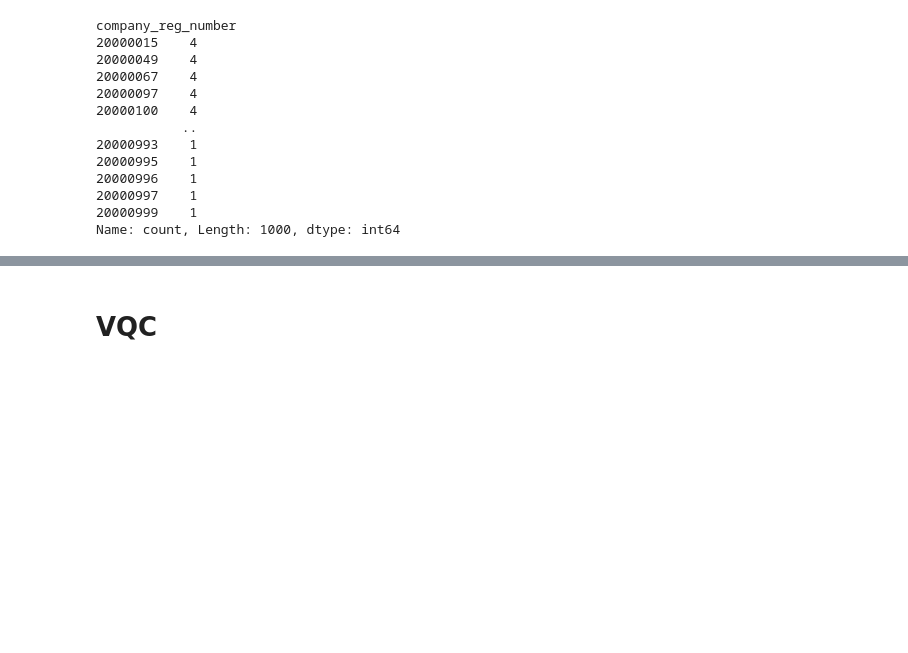
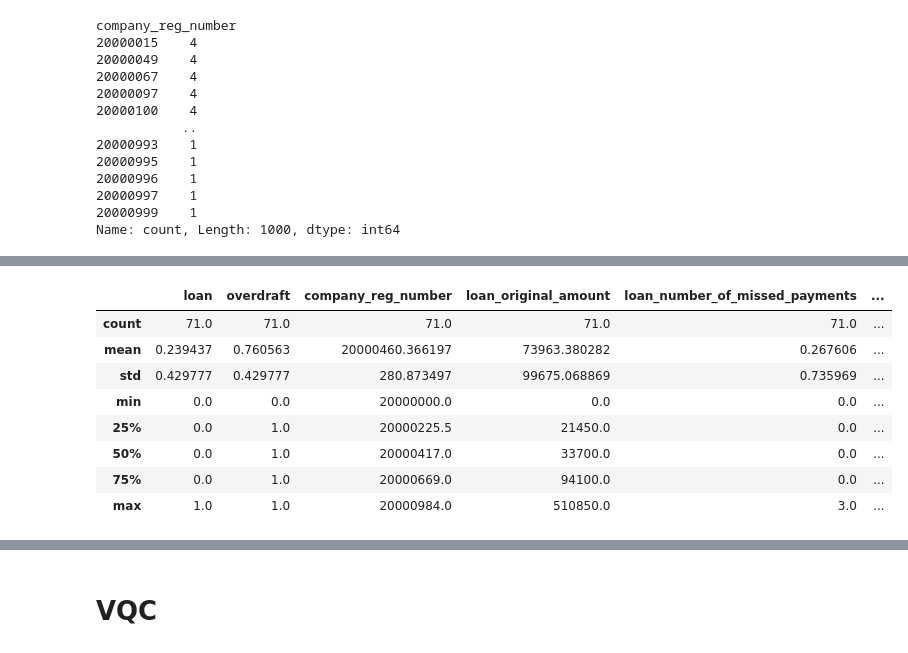
Before and after one commit to floatn/QML-for-finance, a Jupyter notebook: qml_code.ipynb, the cells around one changed output, grey strips where cells are left out. Drawn from its saved outputs; the diff is of its cells as text; code cells hidden in the pictures; blank space fills up the shorter version.

```diff
--- a/qml_code.ipynb
+++ b/qml_code.ipynb
@@ -662,0 +793,4 @@ cds_merged.info()
+# %%
+loans_df = cds_dc['Loan.csv'].copy()
+loans_df = loans_df.convert_dtypes()
+loans_df.info()
@@ -662,0 +819,5 @@ cds_merged.info()
+# %%
+loans_df = loans_df.drop(columns=['loan_id', 'Unnamed: 0'])
+loans_df = loans_df.drop(loans_df[loans_df['loan_status'].isin(['Disbursing', 'Available'])].index)
+loans_df = loans_df.fillna(value={'early_repayment_allowed': 1})
+loans_df.info()
@@ -662,0 +849,5 @@ cds_merged.info()
+# %%
+loans_df = loans_df.drop(88)
+cds_dc['Loan.csv']['loan_amount_outstanding_including_future_interest'].value_counts()
+loans_df['interest'].value_counts()
+loans_df = loans_df.drop(columns=['loan_default_date', 'loan_satisfaction_date', 'loan_amount_outstanding_including_future_interest', 'interest'])
@@ -662,0 +877,12 @@ cds_merged.info()
+# %%
+loans_df.describe()
+# %% [output]
+|  | loan | overdraft | company_reg_number | loan_original_amount | loan_number_of_missed_payments | ... |
+| count | 71.0 | 71.0 | 71.0 | 71.0 | 71.0 | ... |
+| mean | 0.239437 | 0.760563 | 20000460.366197 | 73963.380282 | 0.267606 | ... |
+| std | 0.429777 | 0.429777 | 280.873497 | 99675.068869 | 0.735969 | ... |
+| min | 0.0 | 0.0 | 20000000.0 | 0.0 | 0.0 | ... |
+| 25% | 0.0 | 1.0 | 20000225.5 | 21450.0 | 0.0 | ... |
+| 50% | 0.0 | 1.0 | 20000417.0 | 33700.0 | 0.0 | ... |
+| 75% | 0.0 | 1.0 | 20000669.0 | 94100.0 | 0.0 | ... |
+| max | 1.0 | 1.0 | 20000984.0 | 510850.0 | 3.0 | ... |
```
Also changed, not shown: parts of 58 cells of this notebook.
